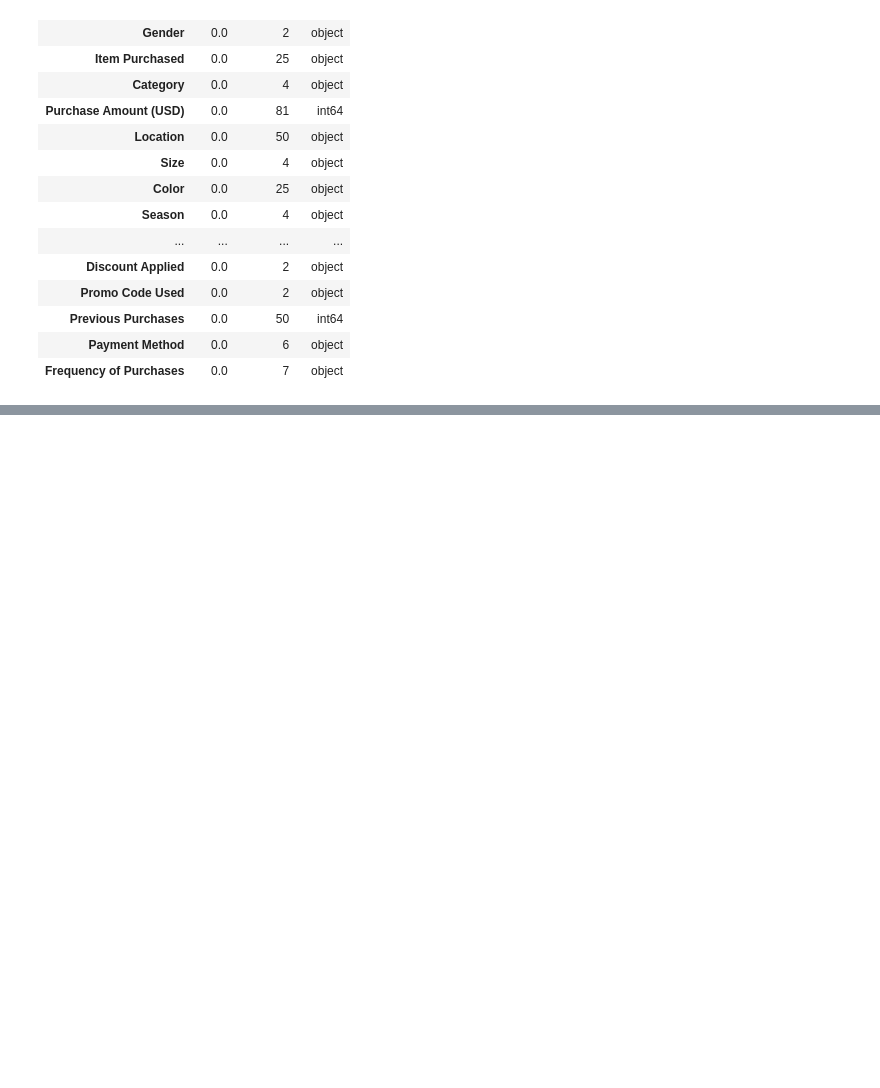
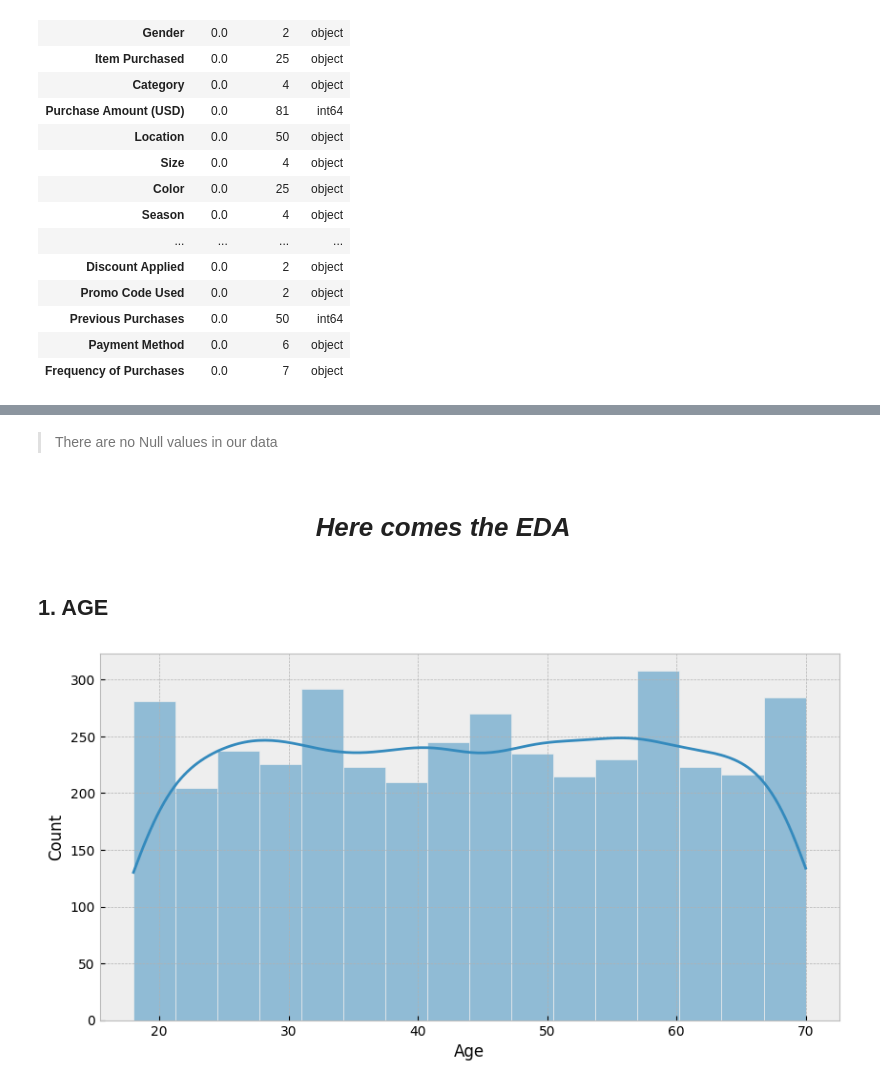
Before and after one commit to georgekovin/Consumer-Behavior-and-Shopping-Habits-Research, a Jupyter notebook: research.ipynb, the cells around one changed output, grey strips where cells are left out. Cells and saved outputs as stored; diff of their text form; code cells hidden in the pictures; blank space fills up the shorter version.

```diff
--- a/research.ipynb
+++ b/research.ipynb
@@ -7,3 +9,8 @@ import numpy as np
 import pandas as pd
 
 import functions as funcs
+
+import matplotlib.pyplot as plt
+import seaborn as sns
+
+plt.style.use('bmh')
@@ -10,2 +19,4 @@ import functions as funcs
 # %%
-behavior_df = pd.read_csv('data/shopping_behavior_updated.csv')
+data = pd.read_csv('data/shopping_behavior_updated.csv')
+
+data
@@ -31,0 +77,13 @@ funcs.get_data_info(behavior_df)
+# %% [markdown]
+> There are no Null values in our data
+# %% [markdown]
+# <center> *Here comes the EDA*
+# %% [markdown]
+## 1. AGE
+# %%
+plt.figure(figsize=(10, 5))
+sns.histplot(data, x='Age', kde=True)
+
+plt.show()
+# %% [output]
+[figure, added]
```
Also changed, not shown: parts of 9 cells of this notebook, 1 other file.
